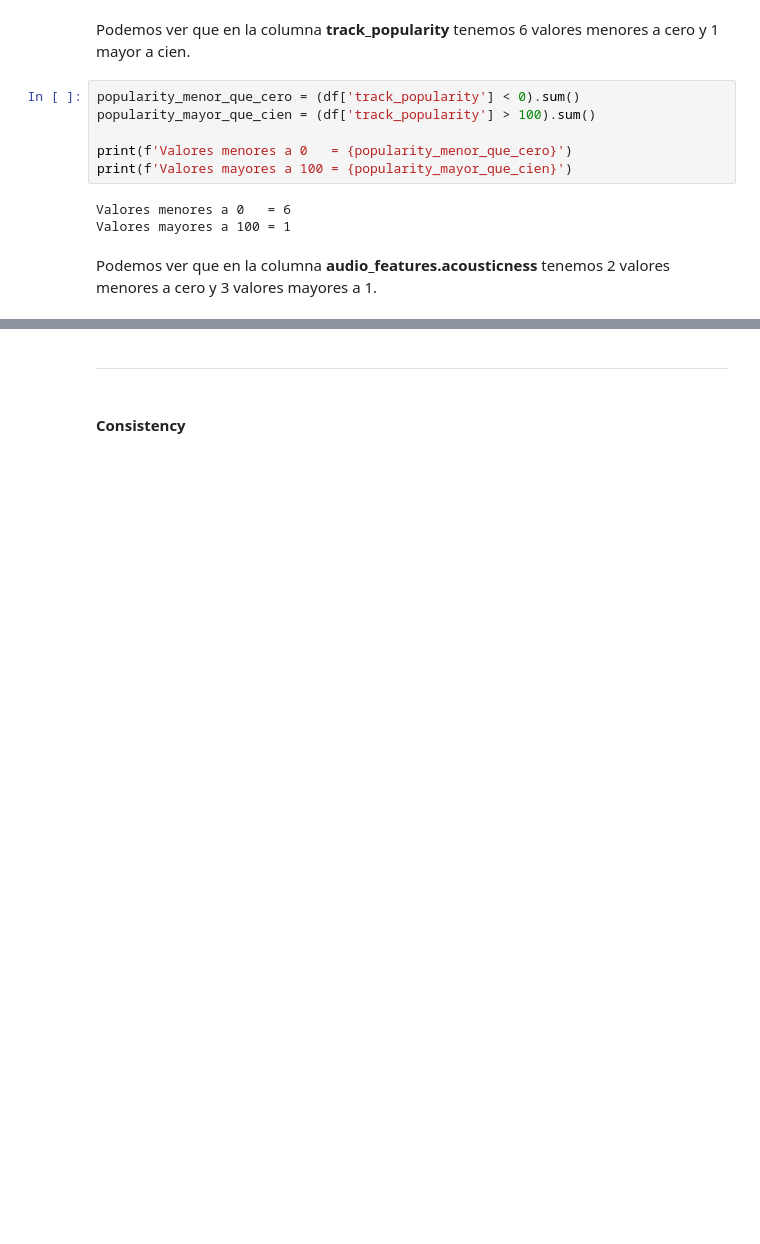
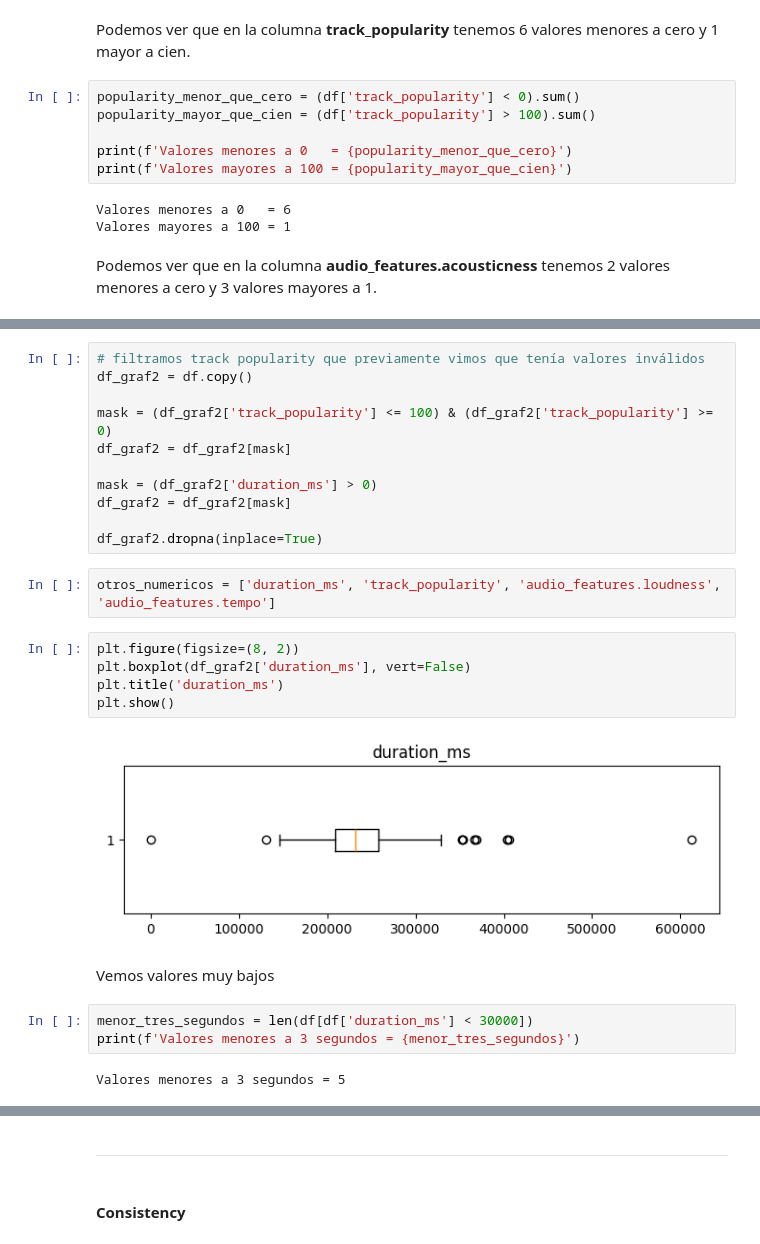
Before and after one commit to cristian-torres-ds/data_quality_engineer, a Jupyter notebook: data_quality_assessment.ipynb, the cells around one changed output, grey strips where cells are left out. Cells and saved outputs as stored; diff of their text form; blank space fills up the shorter version.

```diff
--- a/data_quality_assessment.ipynb
+++ b/data_quality_assessment.ipynb
@@ -1059,0 +1253,27 @@ Validity = 99.62
+# %%
+# filtramos track popularity que previamente vimos que tenía valores inválidos
+df_graf2 = df.copy()
+
+mask = (df_graf2['track_popularity'] <= 100) & (df_graf2['track_popularity'] >= 0)
+df_graf2 = df_graf2[mask]
+
+mask = (df_graf2['duration_ms'] > 0)
+df_graf2 = df_graf2[mask]
+
+df_graf2.dropna(inplace=True)
+# %%
+otros_numericos = ['duration_ms', 'track_popularity', 'audio_features.loudness', 'audio_features.tempo']
+# %%
+plt.figure(figsize=(8, 2))
+plt.boxplot(df_graf2['duration_ms'], vert=False)
+plt.title('duration_ms')
+plt.show()
+# %% [output]
+[figure, added]
+# %% [markdown]
+Vemos valores muy bajos
+# %%
+menor_tres_segundos = len(df[df['duration_ms'] < 30000])
+print(f'Valores menores a 3 segundos = {menor_tres_segundos}')
+# %% [output]
+Valores menores a 3 segundos = 5
```
Also changed, not shown: parts of 44 cells of this notebook.
